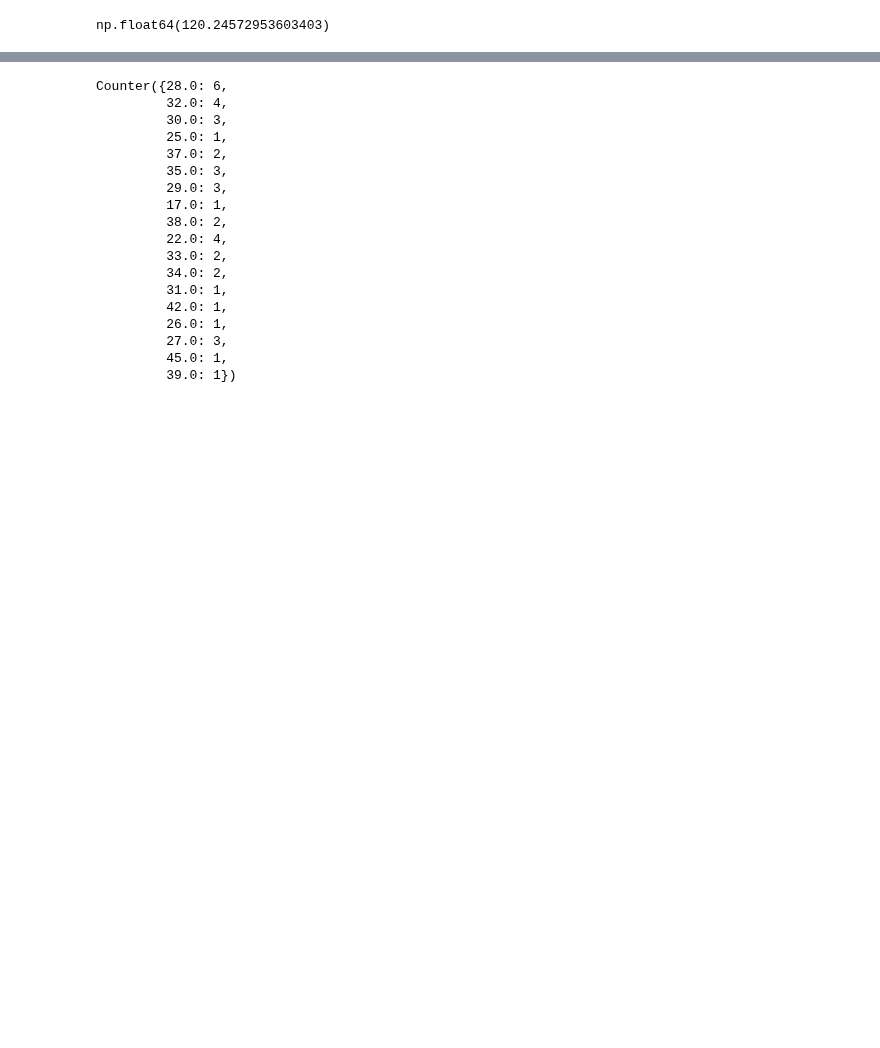
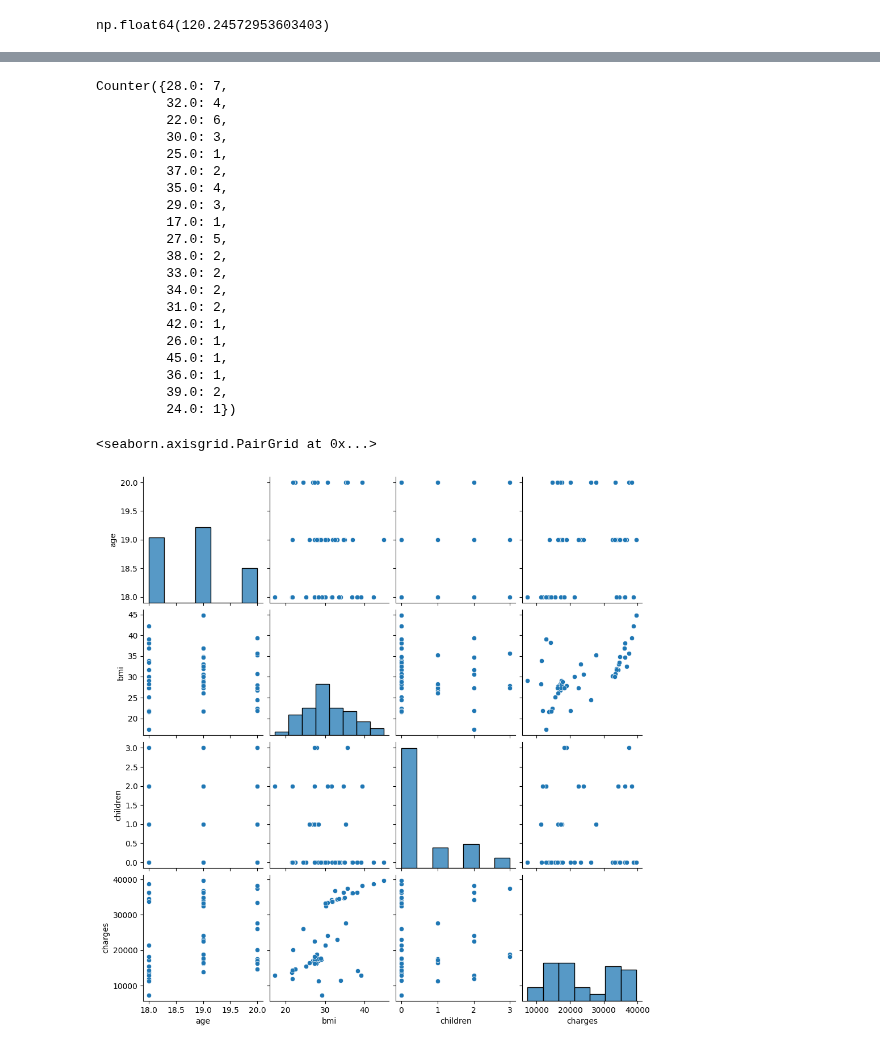
Before and after one commit to lewinskie254/eda, a Jupyter notebook: Heteroskedasticity_two.ipynb, the cells around one changed output, grey strips where cells are left out. Cells and saved outputs as stored; diff of their text form; code cells hidden in the pictures; blank space fills up the shorter version.

```diff
--- a/Heteroskedasticity_two.ipynb
+++ b/Heteroskedasticity_two.ipynb
@@ -120,7 +120,7 @@ np.float64(120.24572953603403)
 # %%
 other_details_non_smokers = df[(df['smoker'] == 'no') & (df['age'] <= 20) & (df['charges'] > 50000)]
 
-age_bias = df[(df['age'] < 20) & (df['charges'] > 5000)]
+age_bias = df[(df['age'] <= 20) & (df['charges'] > 5000)]
 # %%
 age_bias.sample(20)
 # %% [output]
@@ -149,21 +149,28 @@ counter = Counter(round(age_bias.bmi, 0))
 # %%
 counter
 # %% [output]
-Counter({28.0: 6,
+Counter({28.0: 7,
          32.0: 4,
+         22.0: 6,
          30.0: 3,
          25.0: 1,
          37.0: 2,
-         35.0: 3,
+         35.0: 4,
          29.0: 3,
          17.0: 1,
+         27.0: 5,
          38.0: 2,
-         22.0: 4,
          33.0: 2,
          34.0: 2,
-         31.0: 1,
+         31.0: 2,
          42.0: 1,
          26.0: 1,
-         27.0: 3,
          45.0: 1,
-         39.0: 1})
+         36.0: 1,
+         39.0: 2,
+         24.0: 1})
+# %%
+sns.pairplot(age_bias)
+# %% [output]
+<seaborn.axisgrid.PairGrid at 0x...>
+[figure, added]
```
Also changed, not shown: parts of 1 cell of this notebook.
